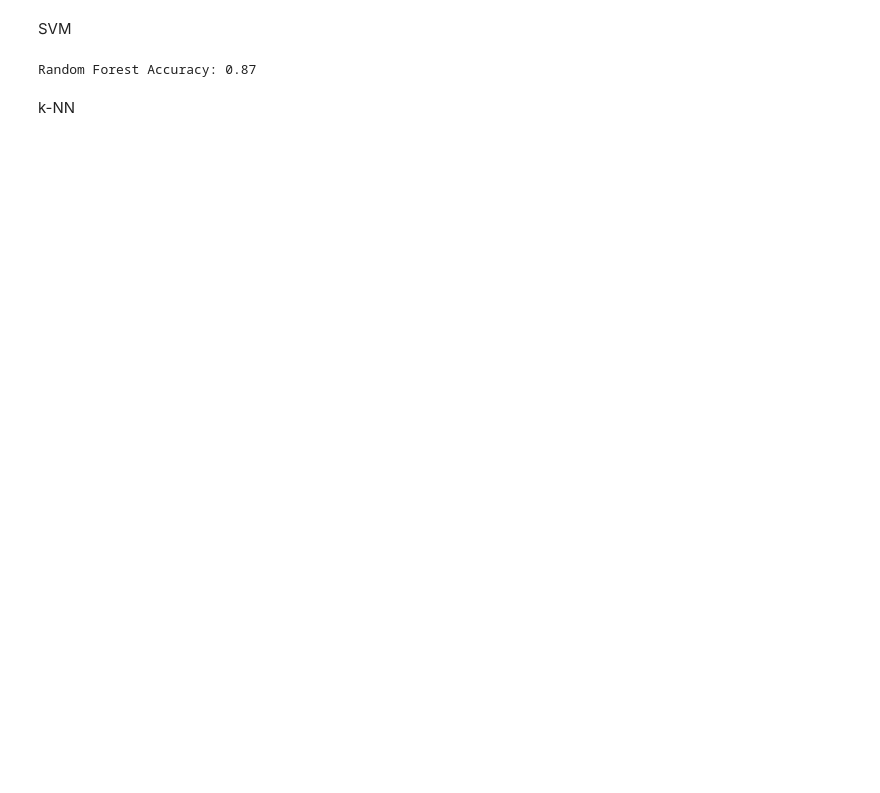
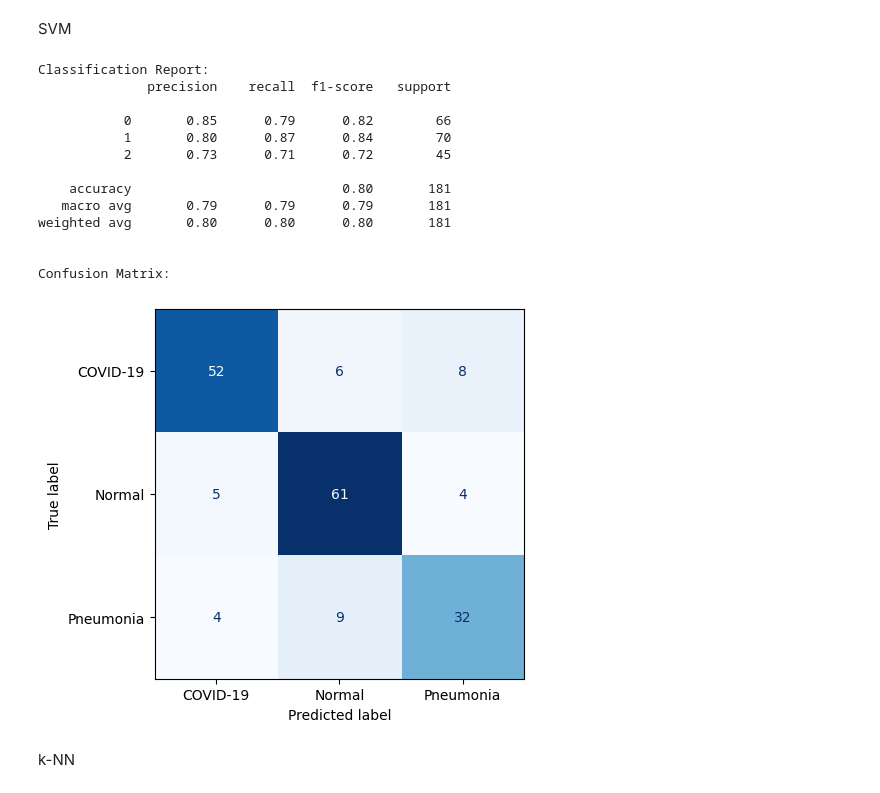
Before and after one commit to bdog18/ChestXRayClassifier, a Jupyter notebook: main.ipynb, the cells around one changed output. Saved outputs shown, nothing was run; the diff lists cells and outputs as text; code cells hidden in the pictures; blank space fills up the shorter version.

```diff
--- a/main.ipynb
+++ b/main.ipynb
@@ -259,19 +511,40 @@ SVM
 # %%
 from sklearn.svm import SVC
 
 svm = SVC(kernel='linear', random_state=42)
 
 # Train the classifier
 svm.fit(X_train, y_train)
 
 # Make predictions
 y_pred = svm.predict(X_test)
 
-# Evaluate accuracy
-accuracy = accuracy_score(y_test, y_pred)
-print(f"Random Forest Accuracy: {accuracy:.2f}")
+print("\nClassification Report:")
+print(classification_report(y_test, y_pred))
+
+
+print("\nConfusion Matrix:")
+ConfusionMatrixDisplay.from_predictions(y_true= y_test,
+                                        y_pred= y_pred,
+                                        display_labels=label_map.values(),
+                                        cmap=plt.cm.Blues,
+                                        colorbar=False)
+plt.show()
 # %% [output]
-Random Forest Accuracy: 0.87
+Classification Report:
+              precision    recall  f1-score   support
+
+           0       0.85      0.79      0.82        66
+           1       0.80      0.87      0.84        70
+           2       0.73      0.71      0.72        45
+
+    accuracy                           0.80       181
+   macro avg       0.79      0.79      0.79       181
+weighted avg       0.80      0.80      0.80       181
+
+
+Confusion Matrix:
+[figure, added]
 # %% [markdown]
 k-NN
 # %%
```
Also changed, not shown: parts of 27 cells of this notebook.
